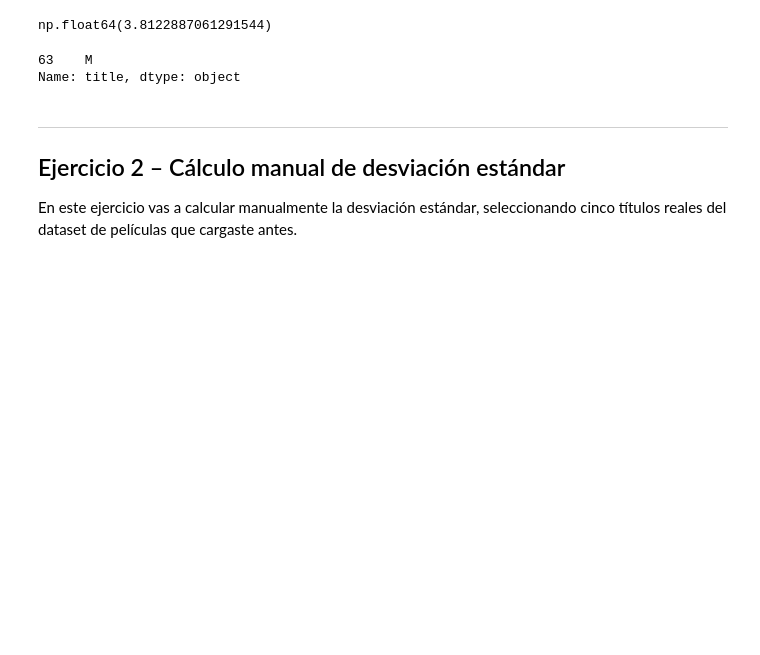
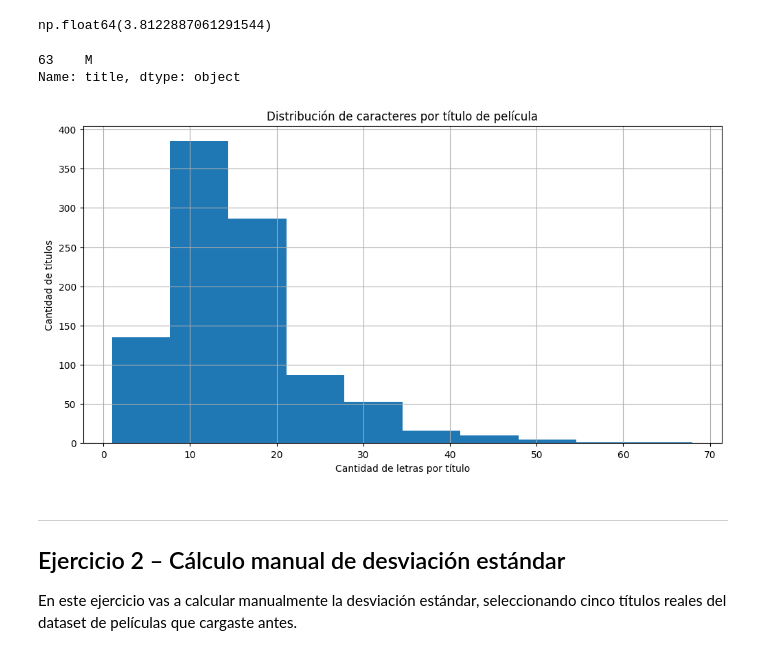
Before and after one commit to 4GeeksAcademy/descriptive-statistics-exercises-project-with-python_8, a Jupyter notebook: notebook/problems.es.ipynb, the cells around one changed output. Cells and saved outputs as stored; diff of their text form; code cells hidden in the pictures; blank space fills up the shorter version.

```diff
--- a/notebook/problems.es.ipynb
+++ b/notebook/problems.es.ipynb
@@ -104,6 +108,15 @@ res
 Name: title, dtype: object
 # %%
 # grafica tus resultados
+
+plt.figure(figsize=(12,6))
+plt.hist(df['title_length'])
+plt.title('Distribución de caracteres por título de película')
+plt.xlabel('Cantidad de letras por título')
+plt.ylabel('Cantidad de títulos')
+plt.grid(True)
+# %% [output]
+[figure, added]
 # %% [markdown]
 ---
 
```
Also changed, not shown: parts of 1 cell of this notebook.
